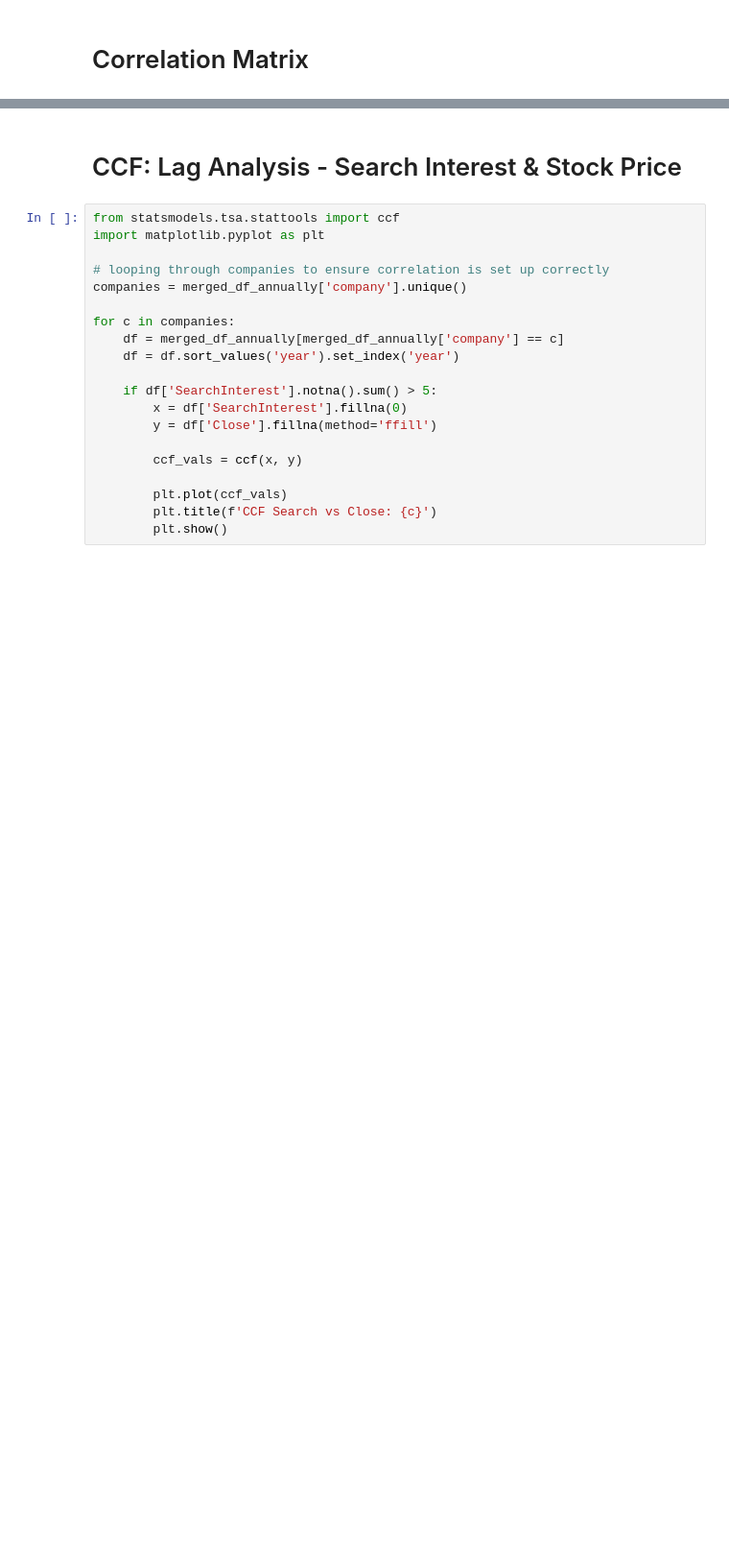
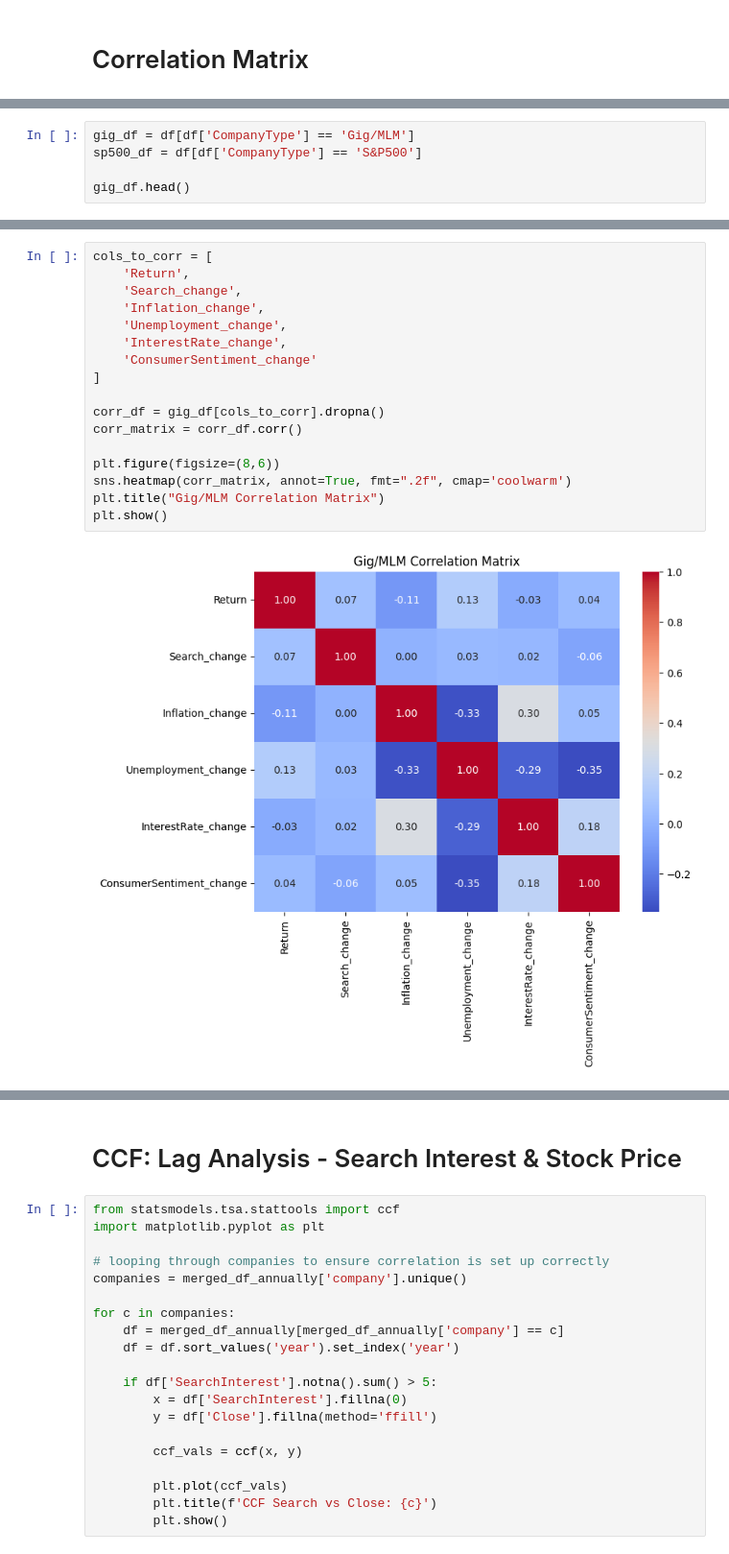
Before and after one commit to milleau98/2026-gig-data-analysis, a Jupyter notebook: notebooks/data-analyses/correlation_analyses.ipynb, the cells around one changed output, grey strips where cells are left out. Shown at 96% size. Cells and saved outputs as stored; diff of their text form; blank space fills up the shorter version.

Commit message:
Created using Colab - updated correlation matrix and added t-tests

```diff
--- a/notebooks/data-analyses/correlation_analyses.ipynb
+++ b/notebooks/data-analyses/correlation_analyses.ipynb
@@ -229,0 +209,5 @@ plt.show()
+# %%
+gig_df = df[df['CompanyType'] == 'Gig/MLM']
+sp500_df = df[df['CompanyType'] == 'S&P500']
+
+gig_df.head()
@@ -229,0 +222,19 @@ plt.show()
+# %%
+cols_to_corr = [
+    'Return',
+    'Search_change',
+    'Inflation_change',
+    'Unemployment_change',
+    'InterestRate_change',
+    'ConsumerSentiment_change'
+]
+
+corr_df = gig_df[cols_to_corr].dropna()
+corr_matrix = corr_df.corr()
+
+plt.figure(figsize=(8,6))
+sns.heatmap(corr_matrix, annot=True, fmt=".2f", cmap='coolwarm')
+plt.title("Gig/MLM Correlation Matrix")
+plt.show()
+# %% [output]
+[figure, added]
```
Also changed, not shown: parts of 21 cells of this notebook.
